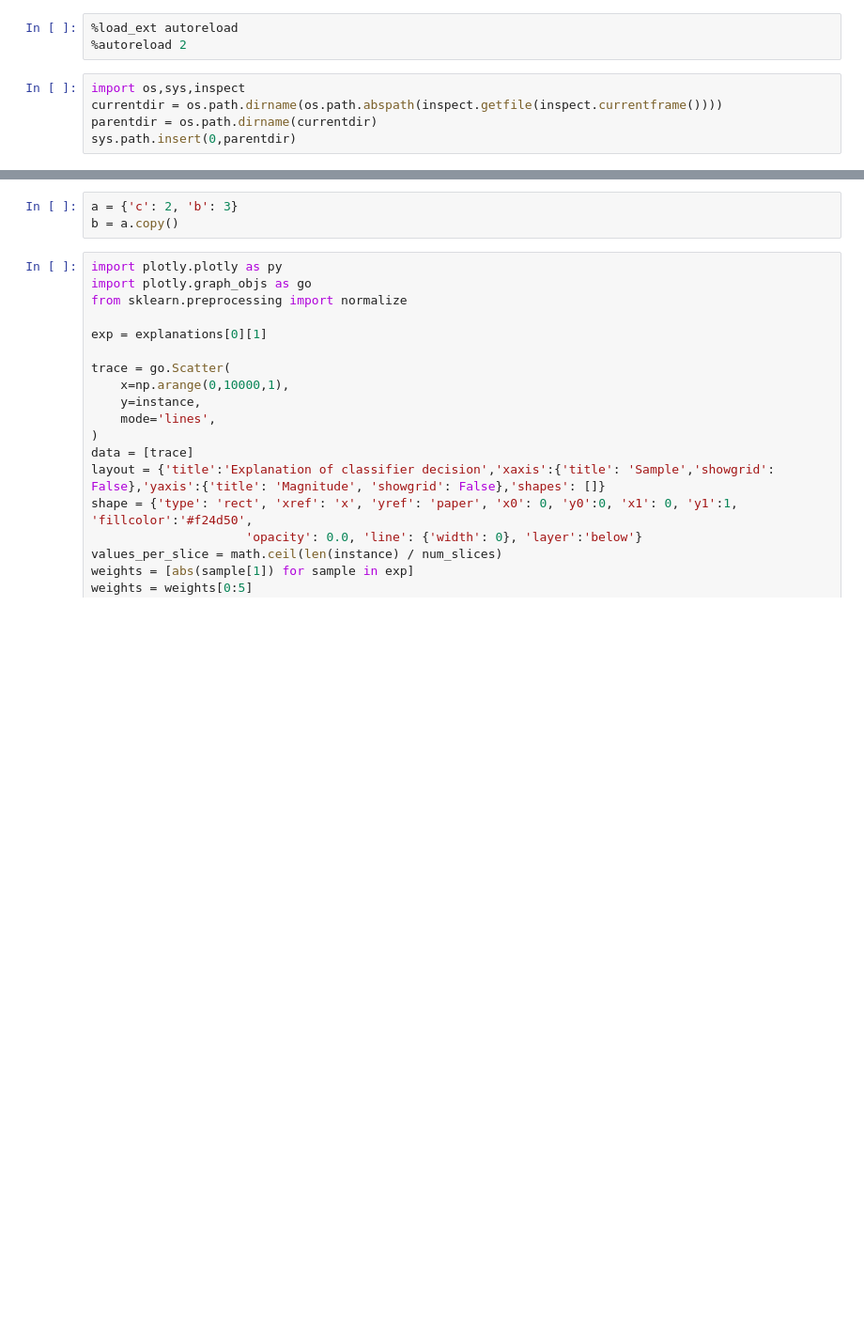
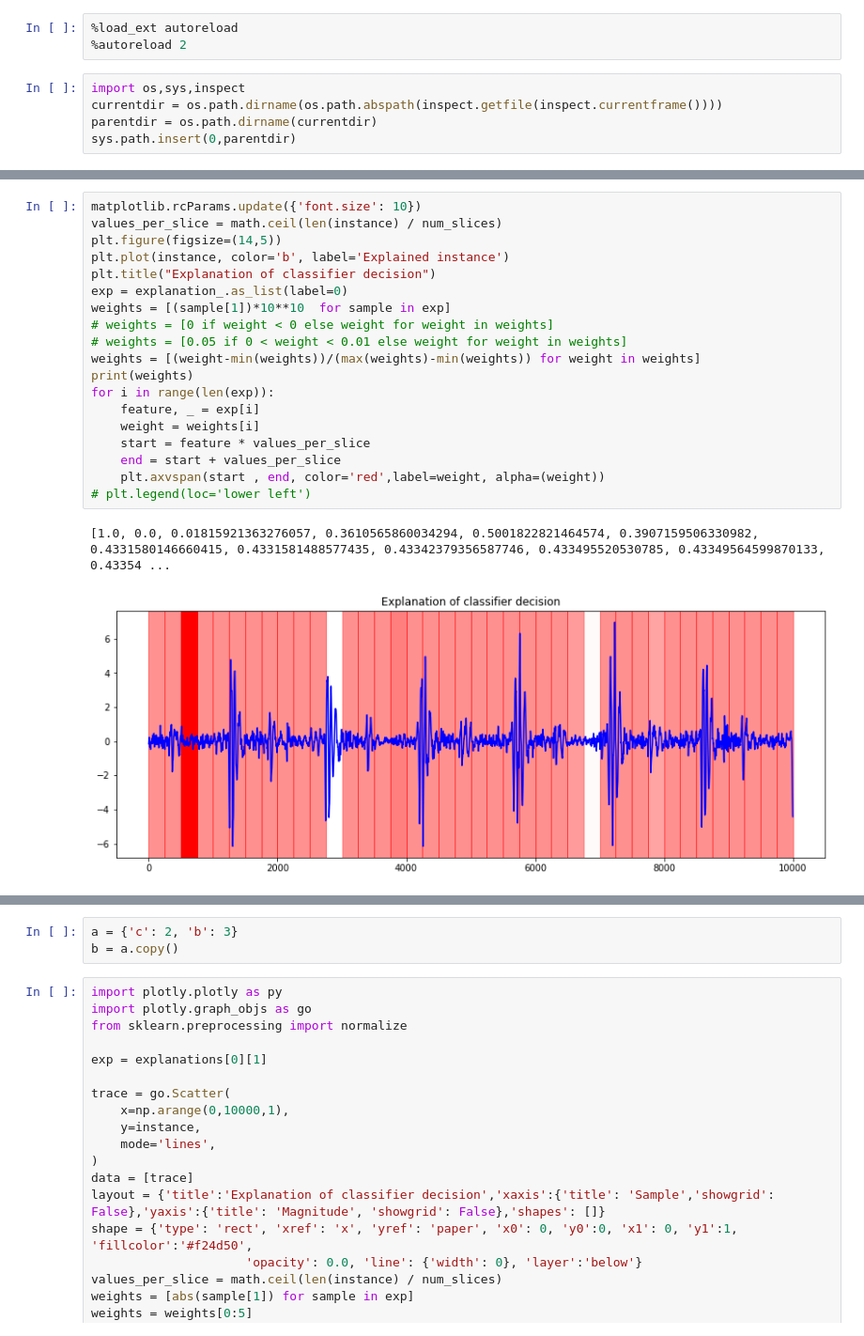
Before and after one commit to jczestochowska/heartbeat_classification, a Jupyter notebook: notebooks/lime_visualization.ipynb, the cells around one changed output, grey strips where cells are left out. Shown at 94% size. Saved outputs shown, nothing was run; the diff lists cells and outputs as text; blank space fills up the shorter version.

```diff
--- a/notebooks/lime_visualization.ipynb
+++ b/notebooks/lime_visualization.ipynb
@@ -61,3 +92,25 @@ explainer = LimeTimeSeriesExplanation(feature_selection='auto', verbose=False)
+# %%
+matplotlib.rcParams.update({'font.size': 10})
+values_per_slice = math.ceil(len(instance) / num_slices)
+plt.figure(figsize=(14,5))
+plt.plot(instance, color='b', label='Explained instance')
+plt.title("Explanation of classifier decision")
+exp = explanation_.as_list(label=0)
+weights = [(sample[1])*10**10  for sample in exp]
+# weights = [0 if weight < 0 else weight for weight in weights]
+# weights = [0.05 if 0 < weight < 0.01 else weight for weight in weights]
+weights = [(weight-min(weights))/(max(weights)-min(weights)) for weight in weights]
+print(weights)
+for i in range(len(exp)):
+    feature, _ = exp[i]
+    weight = weights[i]
+    start = feature * values_per_slice
+    end = start + values_per_slice
+    plt.axvspan(start , end, color='red',label=weight, alpha=(weight))
+# plt.legend(loc='lower left')
+# %% [output]
+[1.0, 0.0, 0.01815921363276057, 0.3610565860034294, 0.5001822821464574, 0.3907159506330982, 0.4331580146660415, 0.4331581488577435, 0.43342379356587746, 0.433495520530785, 0.43349564599870133, 0.43354 ...
+[figure, added]
 # %%
 matplotlib.rcParams.update({'font.size': 10})
 values_per_slice = math.ceil(len(instance) / num_slices)
```
Also changed, not shown: parts of 8 cells of this notebook, 3 other files.
